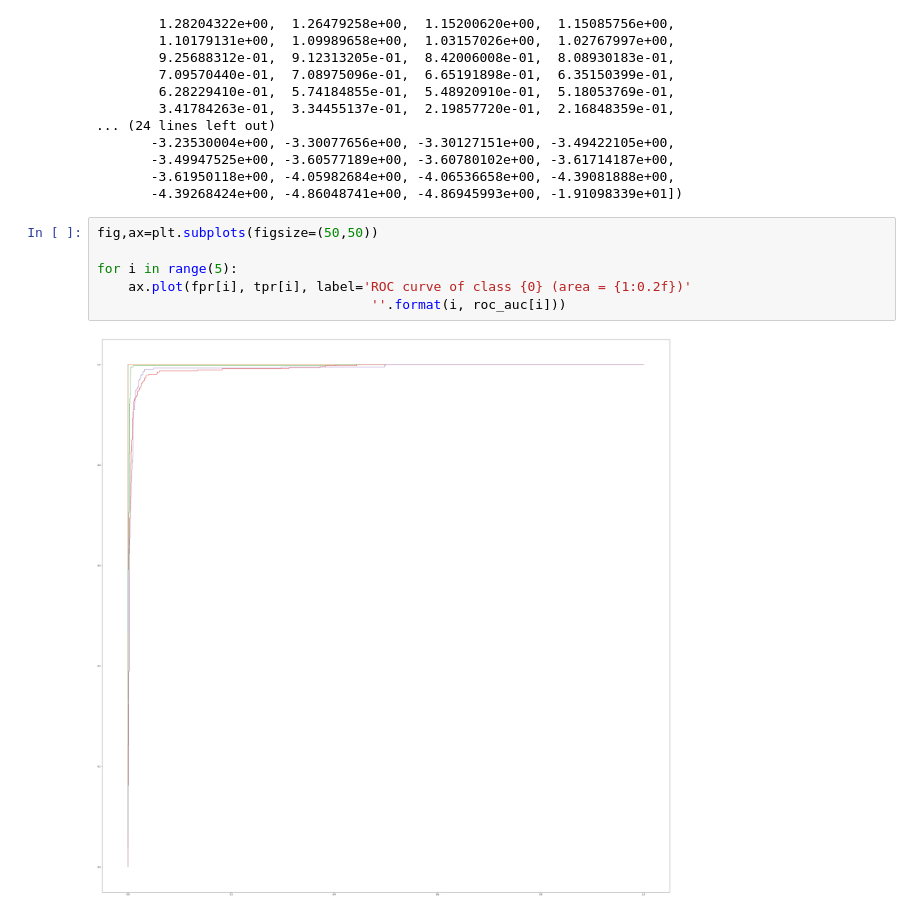
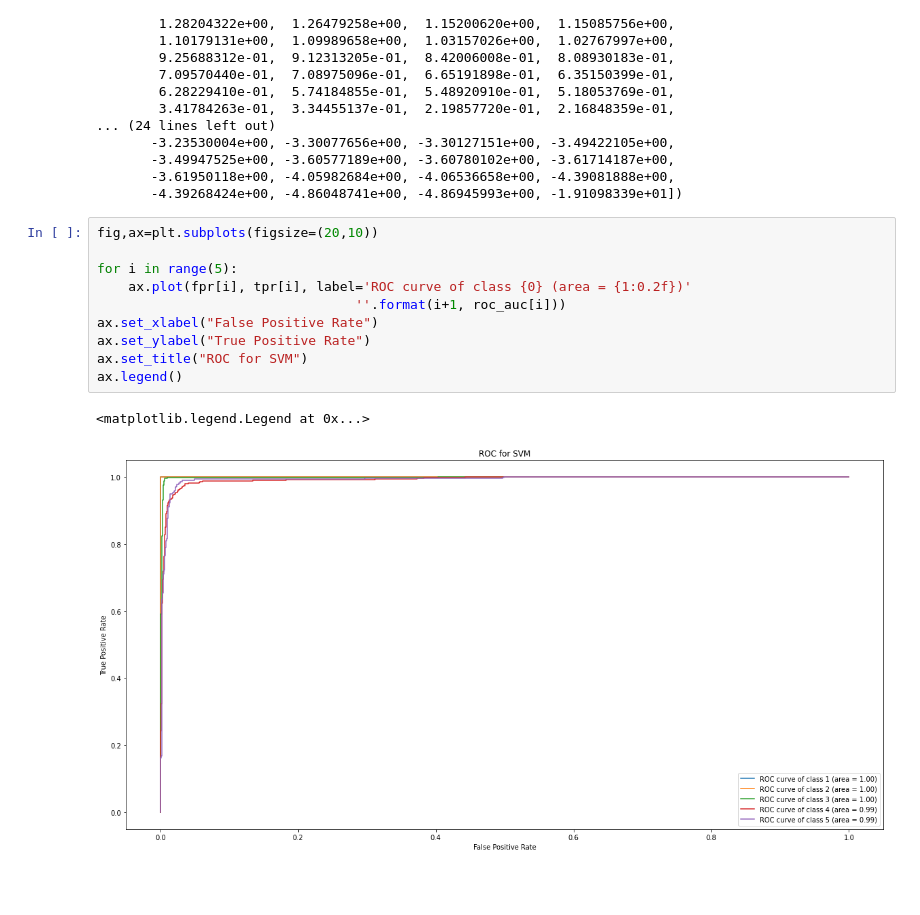
Before and after one commit to ajithpious/Colab-Notebooks, a Jupyter notebook: AI_final.ipynb, the cells around one changed output. Cells and saved outputs as stored; diff of their text form; blank space fills up the shorter version.

```diff
--- a/AI_final.ipynb
+++ b/AI_final.ipynb
@@ -712,10 +760,15 @@ array([ 1.28457934e+02,  1.27457934e+02,  2.19248300e+01,  2.05717582e+01,
        -3.61950118e+00, -4.05982684e+00, -4.06536658e+00, -4.39081888e+00,
        -4.39268424e+00, -4.86048741e+00, -4.86945993e+00, -1.91098339e+01])
 # %%
-fig,ax=plt.subplots(figsize=(50,50))
+fig,ax=plt.subplots(figsize=(20,10))
 
 for i in range(5):
     ax.plot(fpr[i], tpr[i], label='ROC curve of class {0} (area = {1:0.2f})'
-                                   ''.format(i, roc_auc[i]))
+                                 ''.format(i+1, roc_auc[i]))
+ax.set_xlabel("False Positive Rate")
+ax.set_ylabel("True Positive Rate")
+ax.set_title("ROC for SVM")
+ax.legend()
 # %% [output]
+<matplotlib.legend.Legend at 0x...>
-[figure, old version]
+[figure, new version]
```
Also changed, not shown: parts of 12 cells of this notebook.
